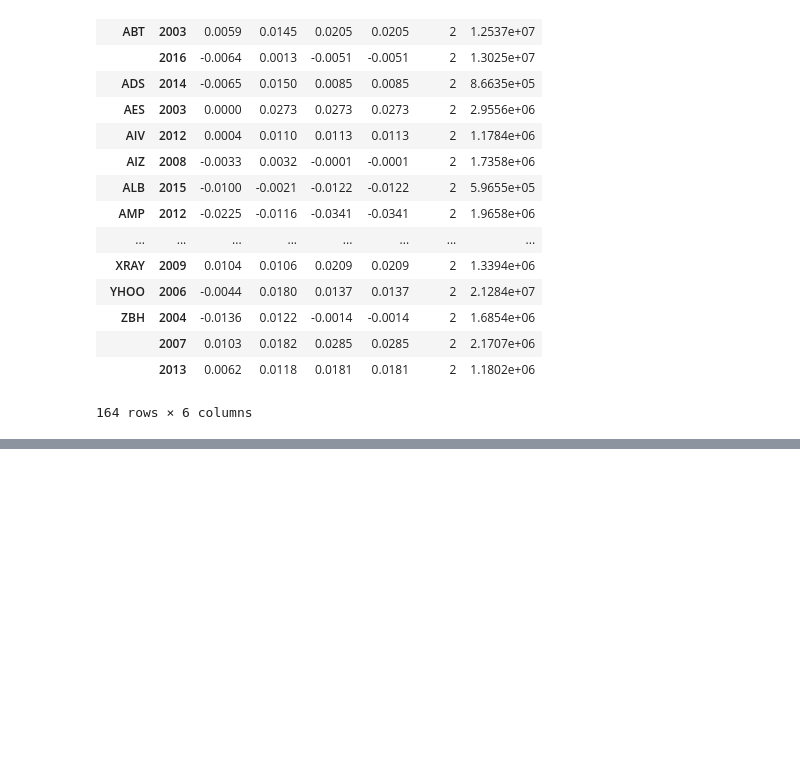
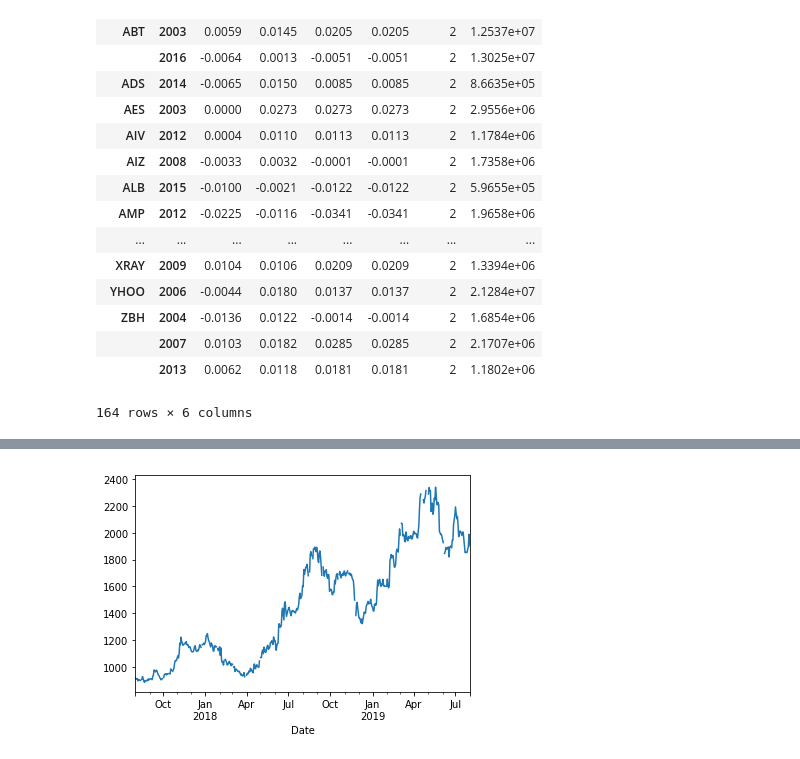
Before and after one commit to abulbasar/PythonExamples, a Jupyter notebook: Pandas.ipynb, the cells around one changed output, grey strips where cells are left out. Cells and saved outputs as stored; diff of their text form; code cells hidden in the pictures; blank space fills up the shorter version.

```diff
--- a/Pandas.ipynb
+++ b/Pandas.ipynb
@@ -606,0 +661,2 @@ agg[agg["pct"]["count"] ==2]
+# %%
+df = df.asfreq("B")
@@ -606,0 +674,3 @@ agg[agg["pct"]["count"] ==2]
+# %%
+price = df[["Close Price"]]
+price.head()
@@ -606,0 +685,3 @@ agg[agg["pct"]["count"] ==2]
+# %%
+price["rolling_mean"] = price["Close Price"].rolling(3).mean()
+price.head()
@@ -606,0 +707,3 @@ agg[agg["pct"]["count"] ==2]
+# %%
+price["rolling_mean_shifted1"] = price["Close Price"].rolling(3).mean().shift(1)
+price.head(10)
@@ -606,0 +831,7 @@ agg[agg["pct"]["count"] ==2]
+# %%
+price["Close Price"].plot()
+
+plt.savefig("az.jpg")
+plt.savefig("az.svg")
+# %% [output]
+[figure, added]
```
Also changed, not shown: parts of 23 cells of this notebook, 6 other files.
